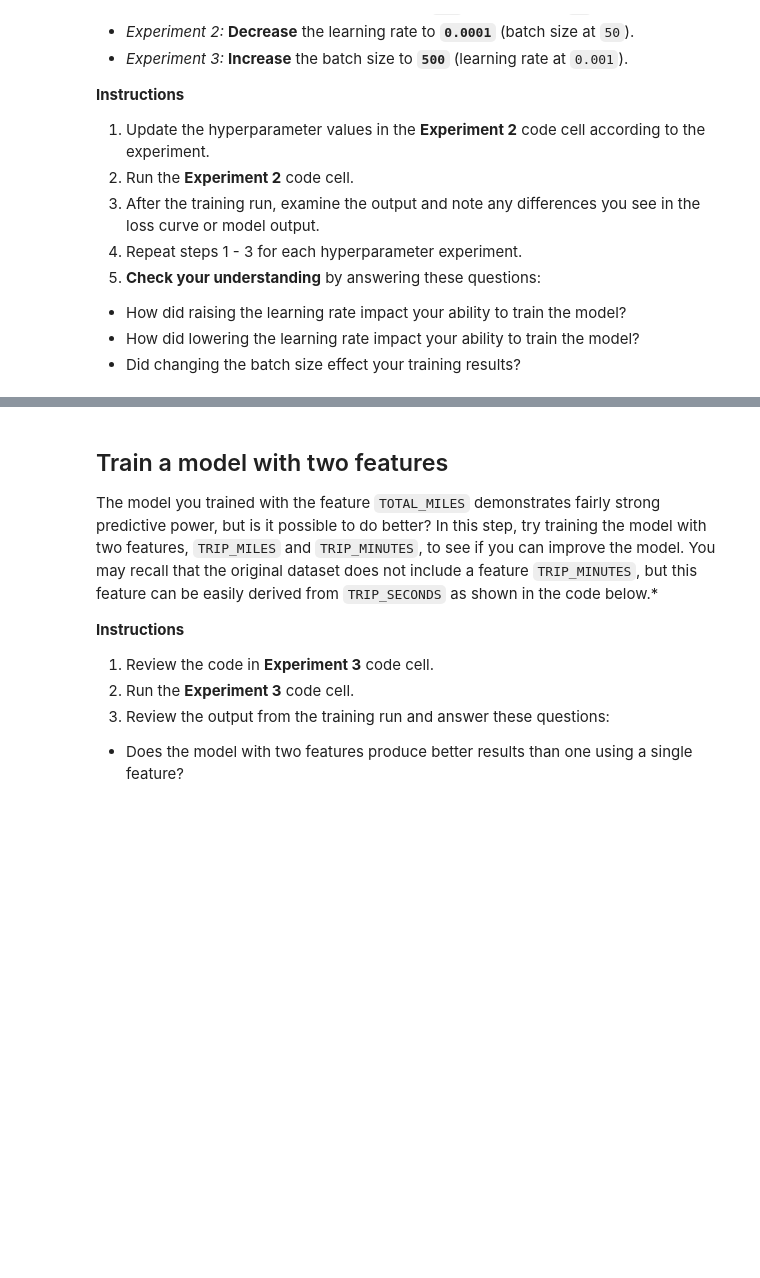
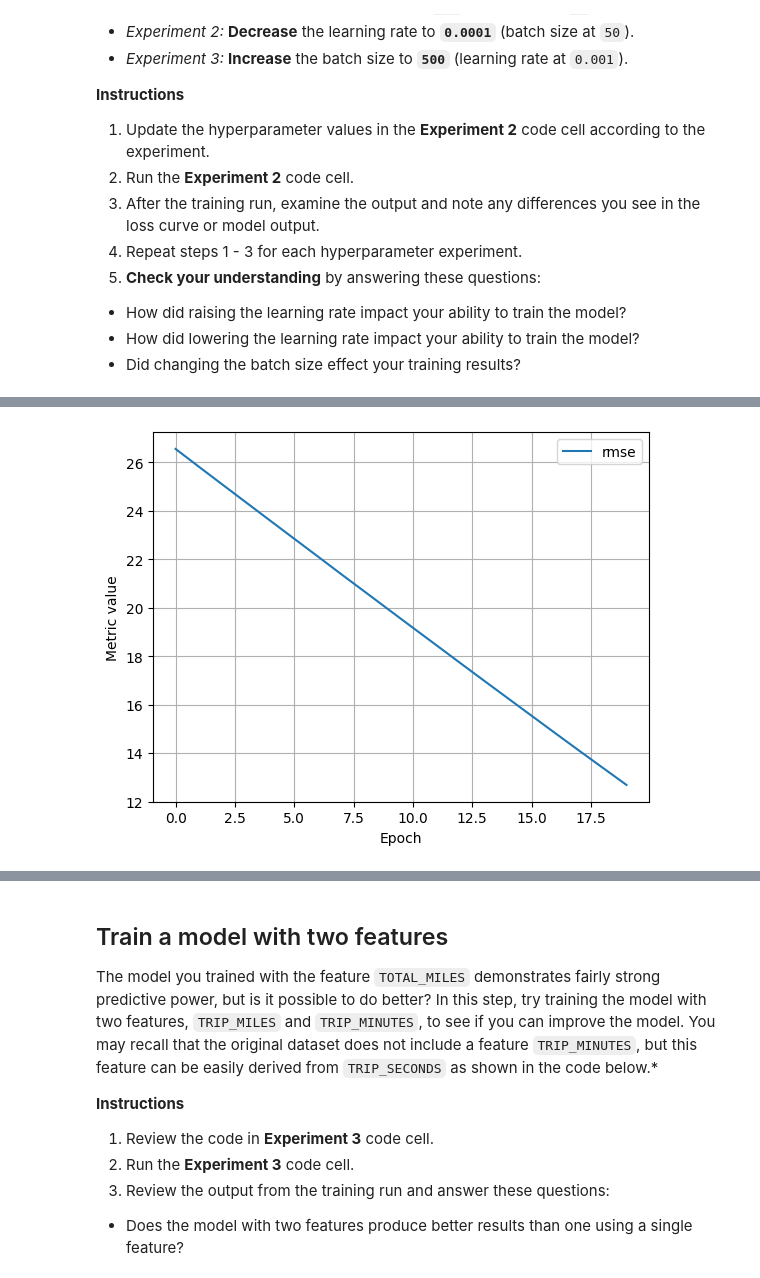
Before and after one commit to HelloSamved/LLM-with-google, a Jupyter notebook: ml/cc/exercises/linear_regression_taxi.ipynb, the cells around one changed output, grey strips where cells are left out. Cells and saved outputs as stored; diff of their text form; code cells hidden in the pictures; blank space fills up the shorter version.

```diff
--- a/ml/cc/exercises/linear_regression_taxi.ipynb
+++ b/ml/cc/exercises/linear_regression_taxi.ipynb
@@ -374,7 +436,7 @@ It is common with machine learning to run multiple experiments to find the best
 settings_2 = ml_edu.experiment.ExperimentSettings(
     learning_rate = 0.001,
     number_epochs = 20,
-    batch_size = 50,
+    batch_size = 500,
     input_features = ['TRIP_MILES']
 )
 
@@ -386,3 +448,4 @@ experiment_2 = train_model('one_feature_hyper', model_2, training_df, 'FARE', se
 
 ml_edu.results.plot_experiment_metrics(experiment_2, ['rmse'])
 ml_edu.results.plot_model_predictions(experiment_2, training_df, 'FARE')
+# %% [output]
@@ -389,3 +470,4 @@ ml_edu.results.plot_model_predictions(experiment_2, training_df, 'FARE')
+[figure, added]
 # %%
 #@title Double-click to view answers for hyperparameter experiments
 
```
Also changed, not shown: parts of 13 cells of this notebook.
